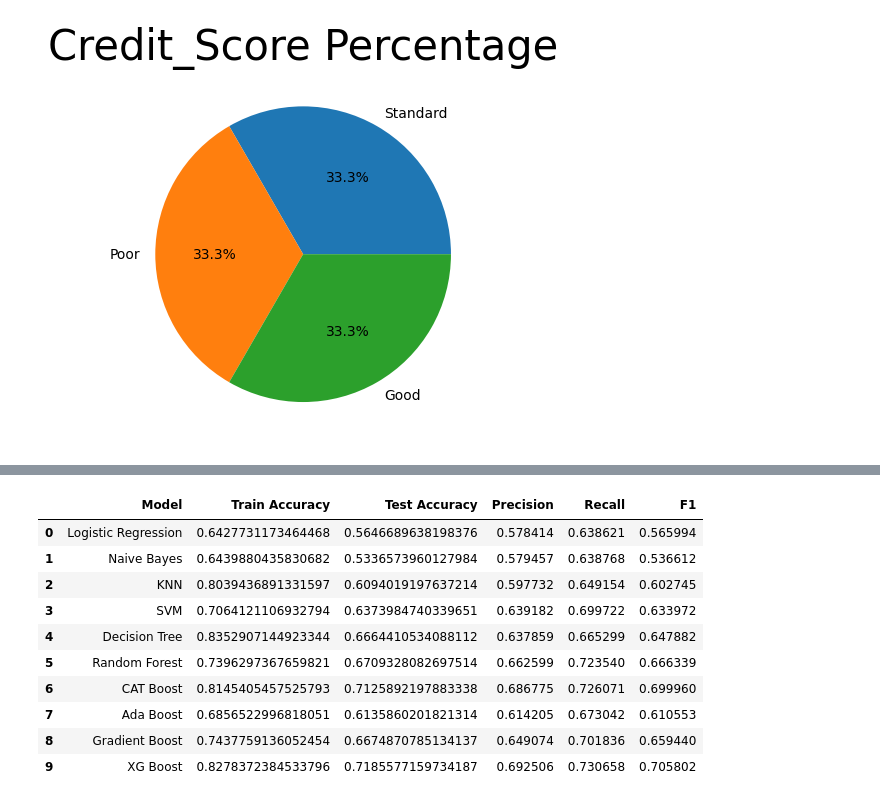
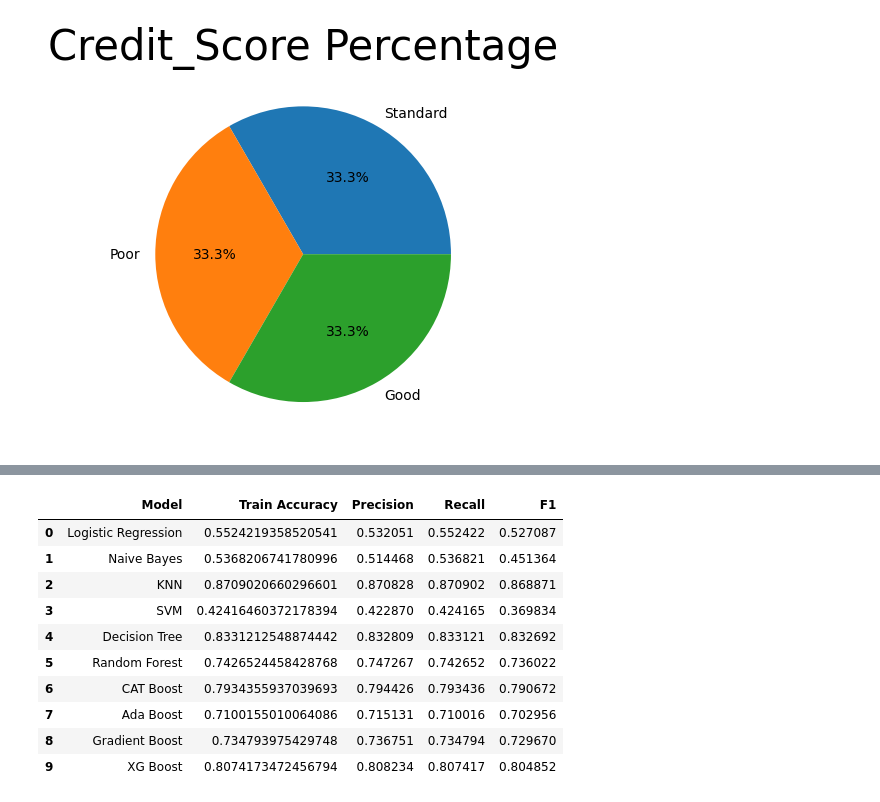
Before and after one commit to prathamesh2525/Credit_Score_Prediction, a Jupyter notebook: main.ipynb, the cells around one changed output, grey strips where cells are left out. Drawn from its saved outputs; the diff is of its cells as text; code cells hidden in the pictures.

Commit message:
updated UI and model code

```diff
--- a/main.ipynb
+++ b/main.ipynb
@@ -1363,7 +1421,10 @@ memory usage: 6.9 MB
 from imblearn.over_sampling import SMOTE
 
 smote = SMOTE(k_neighbors=7)
-x_train_sm,y_train_sm=smote.fit_resample(x_train,y_train)
+
+
+
+x_train_sm,y_train_sm=smote.fit_resample(x,y)
 # %%
 d_final = pd.DataFrame(x_train_sm,columns=x_train.columns)
 d_final['target'] = y_train_sm
@@ -1436,7 +1492,7 @@ def create_model_svm():
 from sklearn.tree import DecisionTreeClassifier
 
 def create_model_ds():
-    model = DecisionTreeClassifier(max_depth=600,min_samples_leaf=6,min_samples_split=12,max_features='sqrt')
+    model = DecisionTreeClassifier(max_depth=600,min_samples_leaf=6,min_samples_split=12,max_features='sqrt',class_weight="balanced")
 
     model.fit(x_train_sm,y_train_sm)
 
@@ -1495,8 +1551,6 @@ def evaluate_model(model):
     # overfitting -> which have training accuracy > testing accuracy
 
     # testing accuracy
-    y_pred = model.predict(x_test)
-    y_true = y_test
 
     # get the performance metrics for testing
     testing_accuracy = accuracy_score(y_true, y_pred)
@@ -1505,7 +1559,7 @@ def evaluate_model(model):
     testing_f1 = f1_score(y_true, y_pred,average='macro')
     # testing_roc = roc_auc_score(y_true, y_pred,average='macro',multi_class='ovr')
 
-    return training_accuracy, testing_accuracy, testing_precision, testing_f1, testing_recall
+    return training_accuracy, testing_precision, testing_f1, testing_recall
 # %%
 models = [
     ("Logistic Regression",create_model_logistic_regression(),(0,0)),
@@ -1523,26 +1585,26 @@ models = [
 performance_data = []
 
 for model_name,model,position in models:
-    training_accuracy, testing_accuracy, testing_precision, testing_f1, testing_recall = evaluate_model(model)
+    training_accuracy, testing_precision, testing_f1, testing_recall = evaluate_model(model)
     performance_data.append([
-        model_name, f"{training_accuracy}", f"{testing_accuracy}", testing_precision, testing_recall, testing_f1
+        model_name, f"{training_accuracy}", testing_precision, testing_recall, testing_f1
     ])
 # %%
 performance_chart = pd.DataFrame(performance_data,
-            columns=["Model", "Train Accuracy", "Test Accuracy", "Precision", "Recall", "F1"])
+            columns=["Model", "Train Accuracy", "Precision", "Recall", "F1"])
 performance_chart
 # %% [output]
-|  | Model | Train Accuracy | Test Accuracy | Precision | Recall | F1 |
-| 0 | Logistic Regression | 0.6427731173464468 | 0.5646689638198376 | 0.578414 | 0.638621 | 0.565994 |
-| 1 | Naive Bayes | 0.6439880435830682 | 0.5336573960127984 | 0.579457 | 0.638768 | 0.536612 |
-| 2 | KNN | 0.8039436891331597 | 0.6094019197637214 | 0.597732 | 0.649154 | 0.602745 |
-| 3 | SVM | 0.7064121106932794 | 0.6373984740339651 | 0.639182 | 0.699722 | 0.633972 |
-| 4 | Decision Tree | 0.8352907144923344 | 0.6664410534088112 | 0.637859 | 0.665299 | 0.647882 |
-| 5 | Random Forest | 0.7396297367659821 | 0.6709328082697514 | 0.662599 | 0.723540 | 0.666339 |
-| 6 | CAT Boost | 0.8145405457525793 | 0.7125892197883338 | 0.686775 | 0.726071 | 0.699960 |
-| 7 | Ada Boost | 0.6856522996818051 | 0.6135860201821314 | 0.614205 | 0.673042 | 0.610553 |
-| 8 | Gradient Boost | 0.7437759136052454 | 0.6674870785134137 | 0.649074 | 0.701836 | 0.659440 |
-| 9 | XG Boost | 0.8278372384533796 | 0.7185577159734187 | 0.692506 | 0.730658 | 0.705802 |
+|  | Model | Train Accuracy | Precision | Recall | F1 |
+| 0 | Logistic Regression | 0.5524219358520541 | 0.532051 | 0.552422 | 0.527087 |
+| 1 | Naive Bayes | 0.5368206741780996 | 0.514468 | 0.536821 | 0.451364 |
+| 2 | KNN | 0.8709020660296601 | 0.870828 | 0.870902 | 0.868871 |
+| 3 | SVM | 0.42416460372178394 | 0.422870 | 0.424165 | 0.369834 |
+| 4 | Decision Tree | 0.8331212548874442 | 0.832809 | 0.833121 | 0.832692 |
+| 5 | Random Forest | 0.7426524458428768 | 0.747267 | 0.742652 | 0.736022 |
+| 6 | CAT Boost | 0.7934355937039693 | 0.794426 | 0.793436 | 0.790672 |
+| 7 | Ada Boost | 0.7100155010064086 | 0.715131 | 0.710016 | 0.702956 |
+| 8 | Gradient Boost | 0.734793975429748 | 0.736751 | 0.734794 | 0.729670 |
+| 9 | XG Boost | 0.8074173472456794 | 0.808234 | 0.807417 | 0.804852 |
 # %%
 import pickle
 
```
Also changed, not shown: parts of 18 cells of this notebook, 9 other files.
